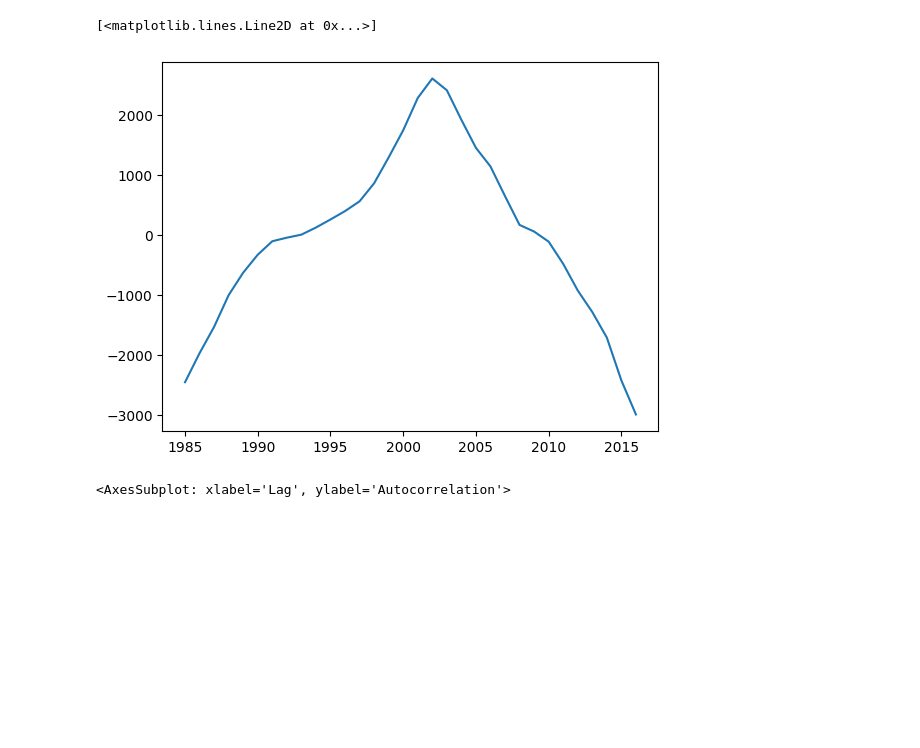
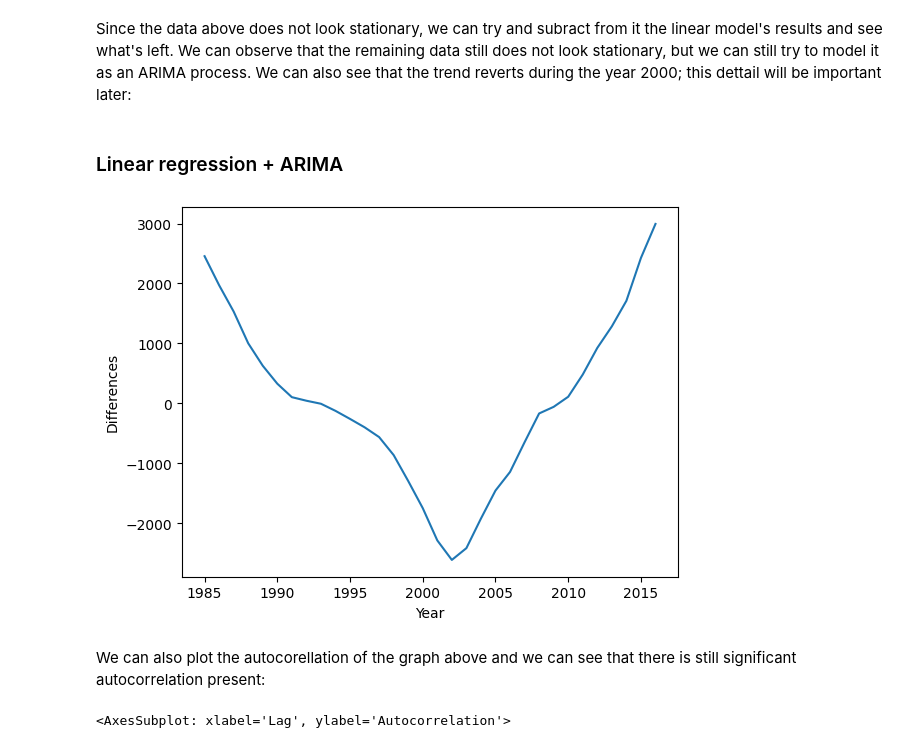
Before and after one commit to angrytako/time-series-university, a Jupyter notebook: project1.ipynb, the cells around one changed output. Saved outputs shown, nothing was run; the diff lists cells and outputs as text; code cells hidden in the pictures; blank space fills up the shorter version.

```diff
--- a/project1.ipynb
+++ b/project1.ipynb
@@ -35,10 +79,19 @@ lr.fit(np.array(fees['Academic.Year']).reshape(-1,1),fees['Total....'])
+# %% [markdown]
+Since the data above does not look stationary, we can try and subract from it the linear model's results and see what's left. We can observe that the remaining data still does not look stationary, but we can still try to model it as an ARIMA process. We can also see that the trend reverts during the year 2000; this dettail will be important later:
+# %% [markdown]
+### Linear regression + ARIMA
 # %%
-differemces_with_lr = lr.predict(np.array(fees['Academic.Year']).reshape(-1,1))-np.array(fees['Total....'])
+differemces_with_lr = np.array(fees['Total....']) - lr.predict(np.array(fees['Academic.Year']).reshape(-1,1))
 # %%
 plt.plot(np.array(fees['Academic.Year']),differemces_with_lr)
+plt.xlabel("Year")
+plt.ylabel("Differences")
+
+plt.show()
 # %% [output]
-[<matplotlib.lines.Line2D at 0x...>]
-[figure, old version]
+[figure, new version]
+# %% [markdown]
+We can also plot the autocorellation of the graph above and we can see that there is still significant autocorrelation present:
 # %%
 autocorrelation_plot(differemces_with_lr)
 # %% [output]
```
Also changed, not shown: parts of 74 cells of this notebook, 3 other files.
